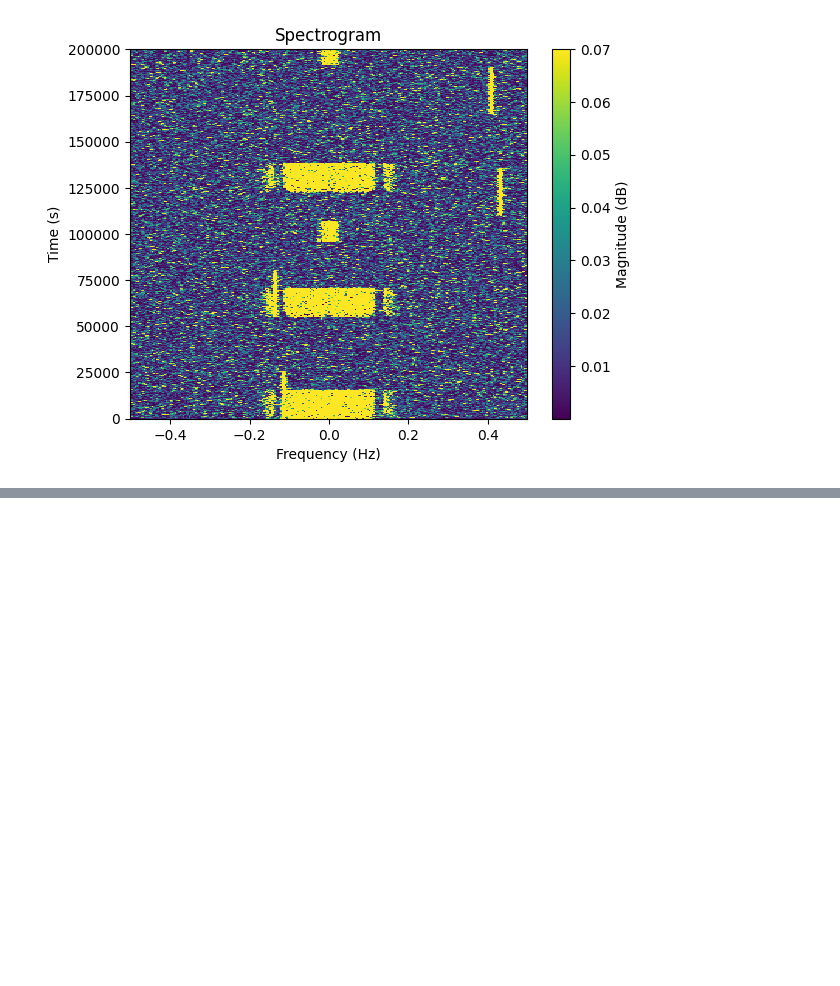
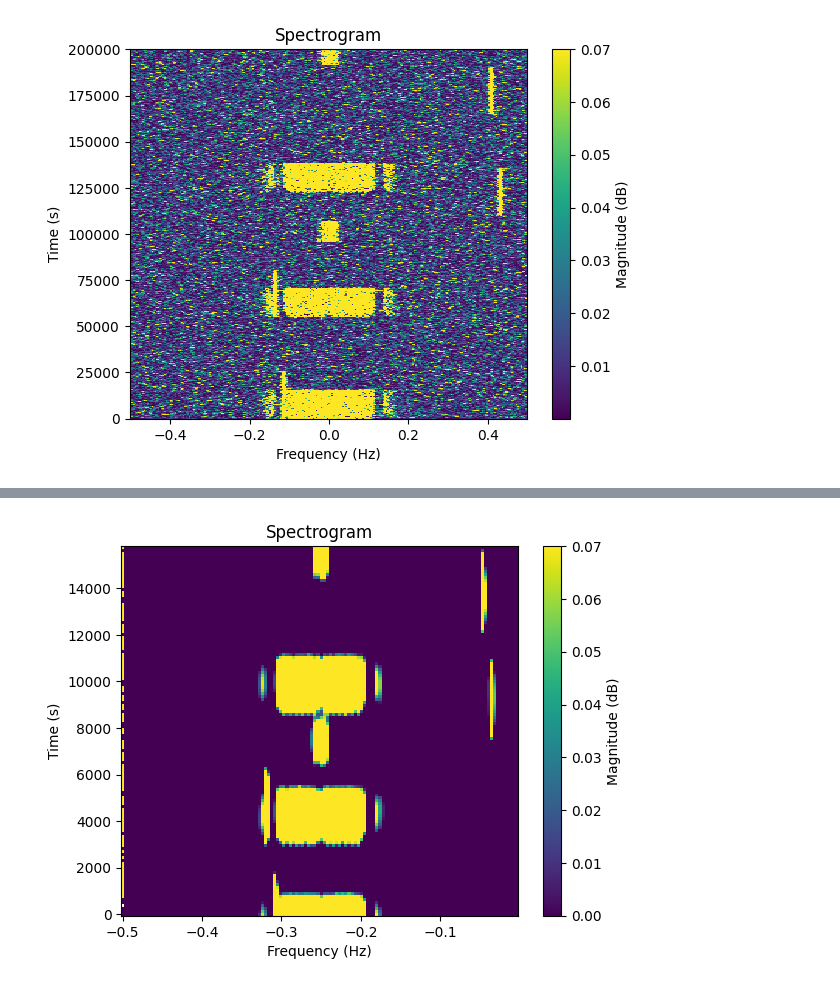
Before and after one commit to sds100/TinyMLSpectrumSensing, a Jupyter notebook: spectrum-painting.ipynb, the cells around one changed output, grey strips where cells are left out. Cells and saved outputs as stored; diff of their text form; code cells hidden in the pictures; blank space fills up the shorter version.

Commit message:
augmenting the spectrogram works

```diff
--- a/spectrum-painting.ipynb
+++ b/spectrum-painting.ipynb
@@ -84,0 +86,46 @@ plt.show()
+# %%
+# Augmentation
+
+def augment(spectrogram, K: int, L: int, D: int) -> np.ndarray:
+    """
+    Augment the Bluetooth and Zigbee signals by stretching them.
+
+    :param spectrogram: An M x N array of signal magnitude values.
+    :param K: The number of maximum values
+    :param L: The sliding window size
+    :param D: The step size
+    """
+    (M, N) = spectrogram.shape
+
+    augmented_width = (N - L) // D + 1
+    augmented_spectrogram = np.ndarray(shape=(M, augmented_width))
+
+    m = np.mean(spectrogram)
+
+    for i in range(1, M):
+        j = 0
+        while j <= N - L:
+            # For the current row i, get a window of size L.
+            window = spectrogram[i][j:(j + L + 1)]
+            # Get the top K elements by sorting and taking last 5.
+            top_k = np.sort(window)[len(window) - K:]
+            mean_top_k = np.mean(top_k)
+            spectrogram[i][j] = mean_top_k
+            augmented_spectrogram[i][j] = spectrogram[i][j] - m
+
+            j += D
+
+    return augmented_spectrogram
+
+
+augmented = augment(spectrogram=downsampled, K=5, L=5, D=1)
+(n_f, n_t) = augmented.shape
+
+plt.pcolormesh(f[:n_f], t[:n_t], np.clip(augmented, 0, 0.07).T, shading="nearest")
+plt.xlabel('Frequency (Hz)')
+plt.ylabel('Time (s)')
+plt.title('Spectrogram')
+plt.colorbar(label='Magnitude (dB)')
+plt.show()
+# %% [output]
+[figure, added]
```
Also changed, not shown: parts of 1 cell of this notebook.
